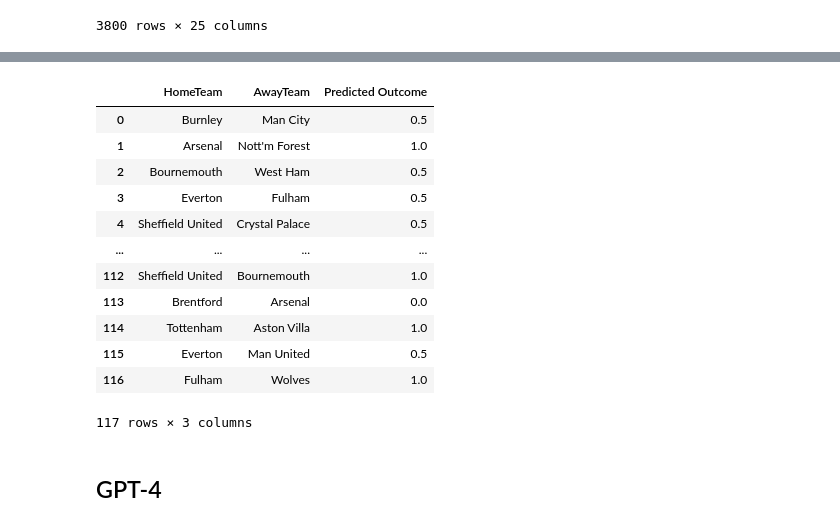
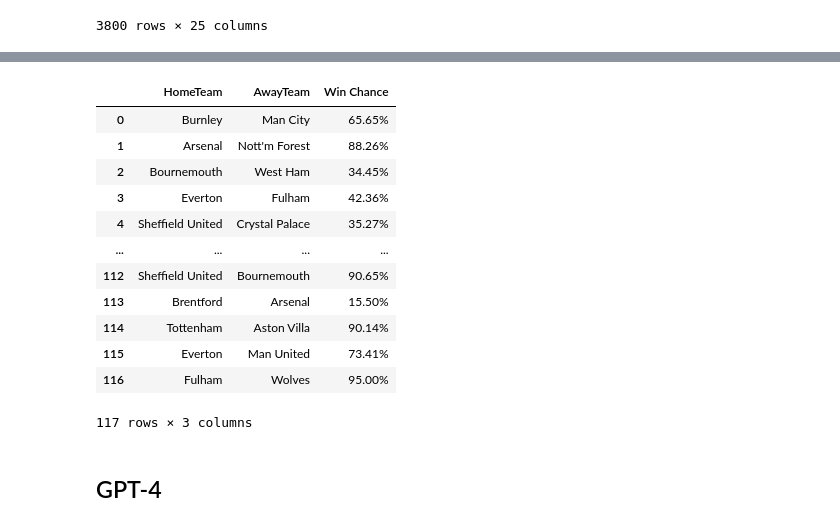
Before and after one commit to safinrashid/Predict-Premier-League, a Jupyter notebook: Predicting.ipynb, the cells around one changed output, grey strips where cells are left out. Cells and saved outputs as stored; diff of their text form; code cells hidden in the pictures.

Commit message:
win chances

```diff
--- a/Predicting.ipynb
+++ b/Predicting.ipynb
@@ -199,7 +238,5 @@ for row_index, row in enumerate(matchups_predictions):
     for col_index, element in enumerate(row):
             if(row_index != col_index):
                 prediction = match_predict(matchups[row_index][col_index])
-                # matchups_predictions[row_index][col_index] = prediction[0]
                 matchups_predictions[row_index][col_index] = float(np.where(prediction[0] < 0.25, 0, np.where(prediction[0] <= 0.7, 0.5, 1)))
-for row in matchups_predictions:
-    print(row)
+                matchups_predictions[row_index][col_index] = prediction[0]
@@ -224,27 +243,29 @@ for row in matchups_predictions:
 # %%
 test_set = pd.read_csv("data/s23_24.csv")
 test_set['HomeTeam_encoded'] = label_encoder.fit_transform(test_set['HomeTeam'])
 test_set['AwayTeam_encoded'] = label_encoder.fit_transform(test_set['AwayTeam'])
-test_set['Predicted Outcome'] = [matchups_predictions[row['HomeTeam_encoded']][row['AwayTeam_encoded']] for _, row in test_set.iterrows()]
+win_chances = [matchups_predictions[row['HomeTeam_encoded']][row['AwayTeam_encoded']] for _, row in test_set.iterrows()]
+test_set['Win Chance'] = [f"{min(matchups_predictions[row['HomeTeam_encoded']][row['AwayTeam_encoded']] * 100, 95):.2f}%" for _, row in test_set.iterrows()]
+
 # outcome_mapping = {0: 'L', 0.5: 'D', 1: 'W'}
 # test_set['Predicted Outcome'] = test_set['Predicted Outcome'].map(outcome_mapping)
 test_set = test_set.drop(['HomeTeam_encoded', 'AwayTeam_encoded'], axis=1)
 
 test_set.to_csv('OUTPUT.csv', index=False)
 test_set
 # %% [output]
-|  | HomeTeam | AwayTeam | Predicted Outcome |
-| 0 | Burnley | Man City | 0.5 |
-| 1 | Arsenal | Nott'm Forest | 1.0 |
-| 2 | Bournemouth | West Ham | 0.5 |
-| 3 | Everton | Fulham | 0.5 |
-| 4 | Sheffield United | Crystal Palace | 0.5 |
+|  | HomeTeam | AwayTeam | Win Chance |
+| 0 | Burnley | Man City | 65.65% |
+| 1 | Arsenal | Nott'm Forest | 88.26% |
+| 2 | Bournemouth | West Ham | 34.45% |
+| 3 | Everton | Fulham | 42.36% |
+| 4 | Sheffield United | Crystal Palace | 35.27% |
 | ... | ... | ... | ... |
-| 112 | Sheffield United | Bournemouth | 1.0 |
-| 113 | Brentford | Arsenal | 0.0 |
-| 114 | Tottenham | Aston Villa | 1.0 |
-| 115 | Everton | Man United | 0.5 |
-| 116 | Fulham | Wolves | 1.0 |
+| 112 | Sheffield United | Bournemouth | 90.65% |
+| 113 | Brentford | Arsenal | 15.50% |
+| 114 | Tottenham | Aston Villa | 90.14% |
+| 115 | Everton | Man United | 73.41% |
+| 116 | Fulham | Wolves | 95.00% |
 117 rows × 3 columns
 # %% [markdown]
 ## GPT-4
```
Also changed, not shown: parts of 4 cells of this notebook, 4 other files.
